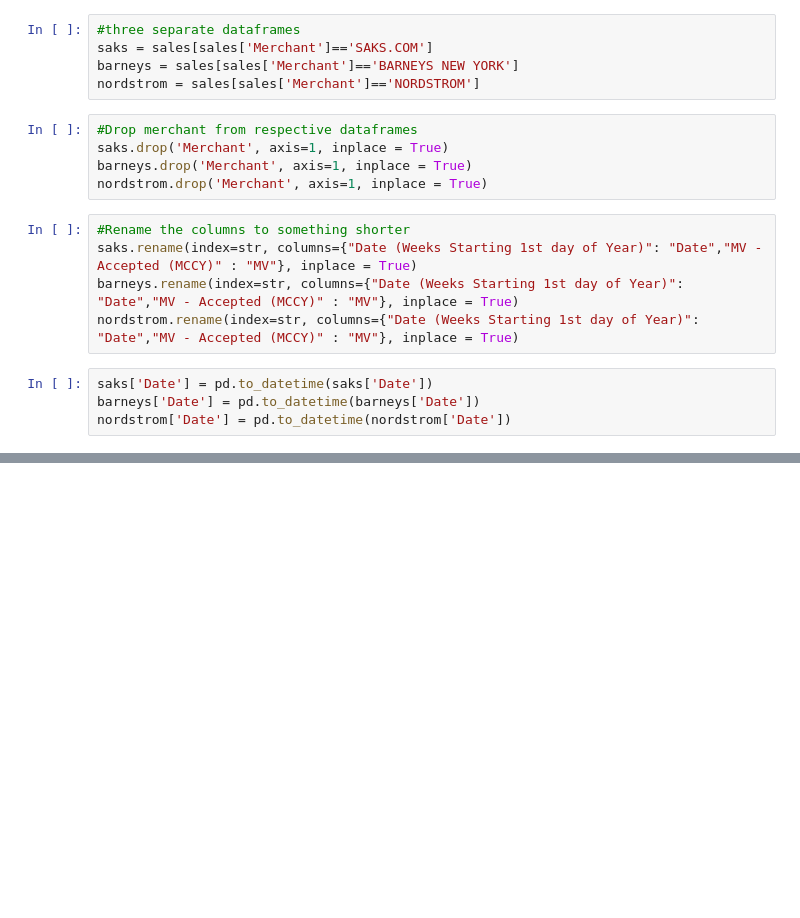
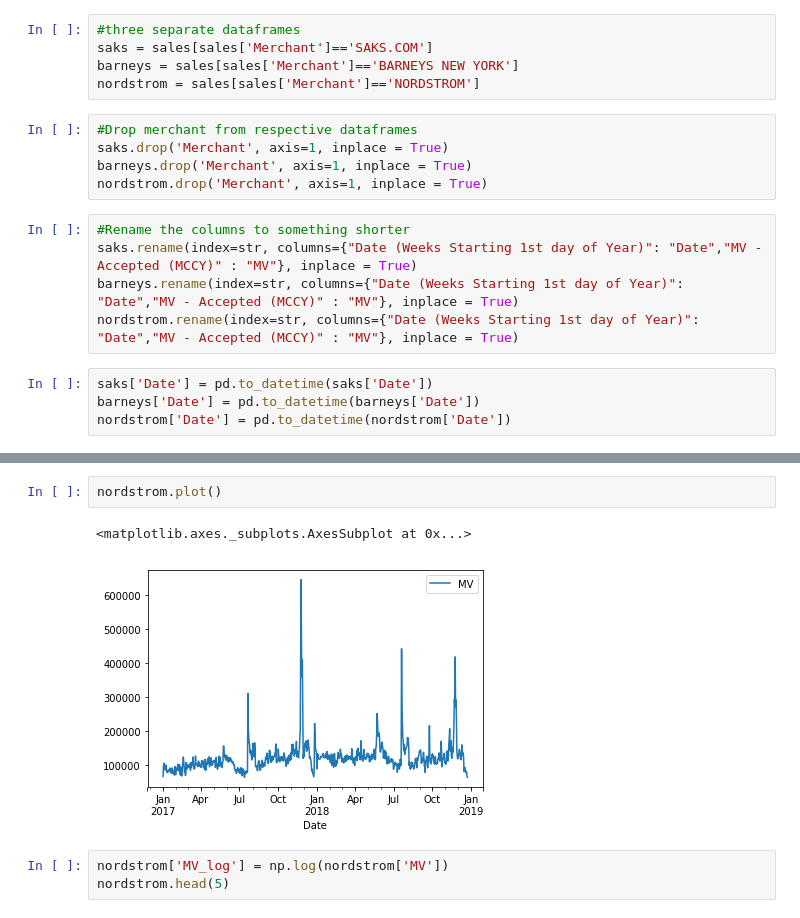
Before and after one commit to nastyh/Time-Series, a Jupyter notebook: 12_30.ipynb, the cells around one changed output, grey strips where cells are left out. Drawn from its saved outputs; the diff is of its cells as text; blank space fills up the shorter version.

```diff
--- a/12_30.ipynb
+++ b/12_30.ipynb
@@ -40,0 +46,8 @@ nordstrom.set_index('Date')
+# %%
+nordstrom.plot()
+# %% [output]
+<matplotlib.axes._subplots.AxesSubplot at 0x...>
+[figure, added]
+# %%
+nordstrom['MV_log'] = np.log(nordstrom['MV'])
+nordstrom.head(5)
```
Also changed, not shown: parts of 17 cells of this notebook, 1 other file.
